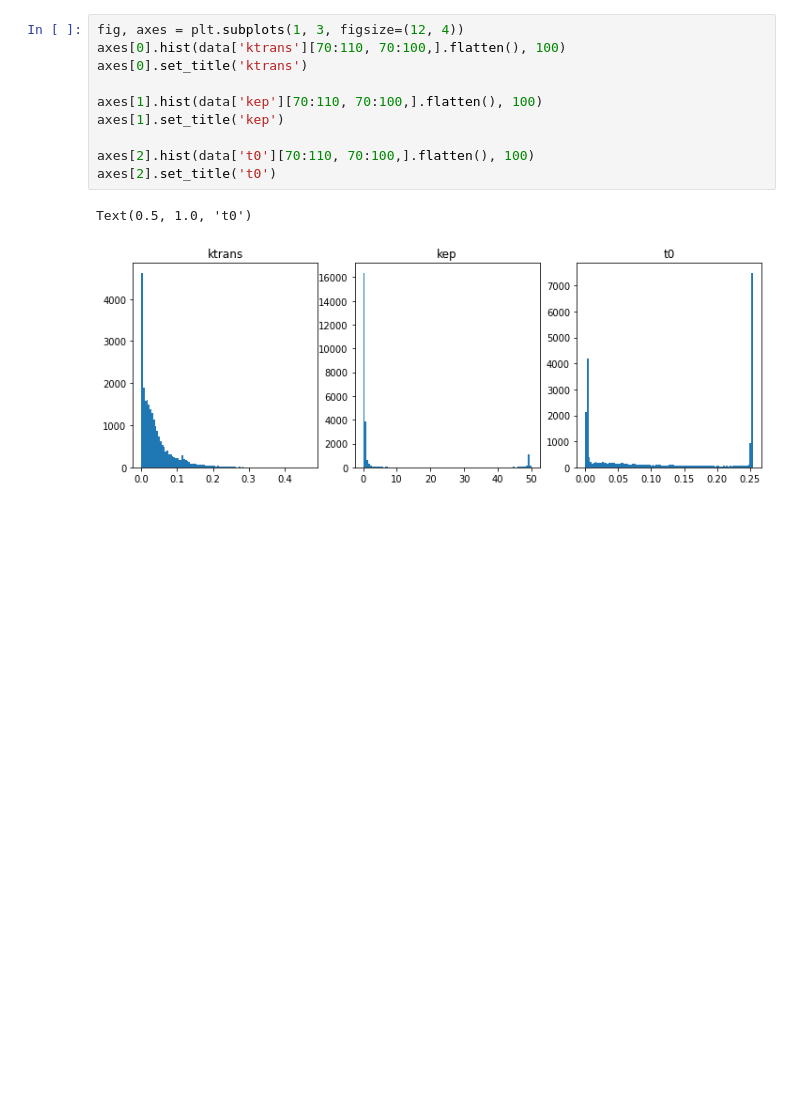
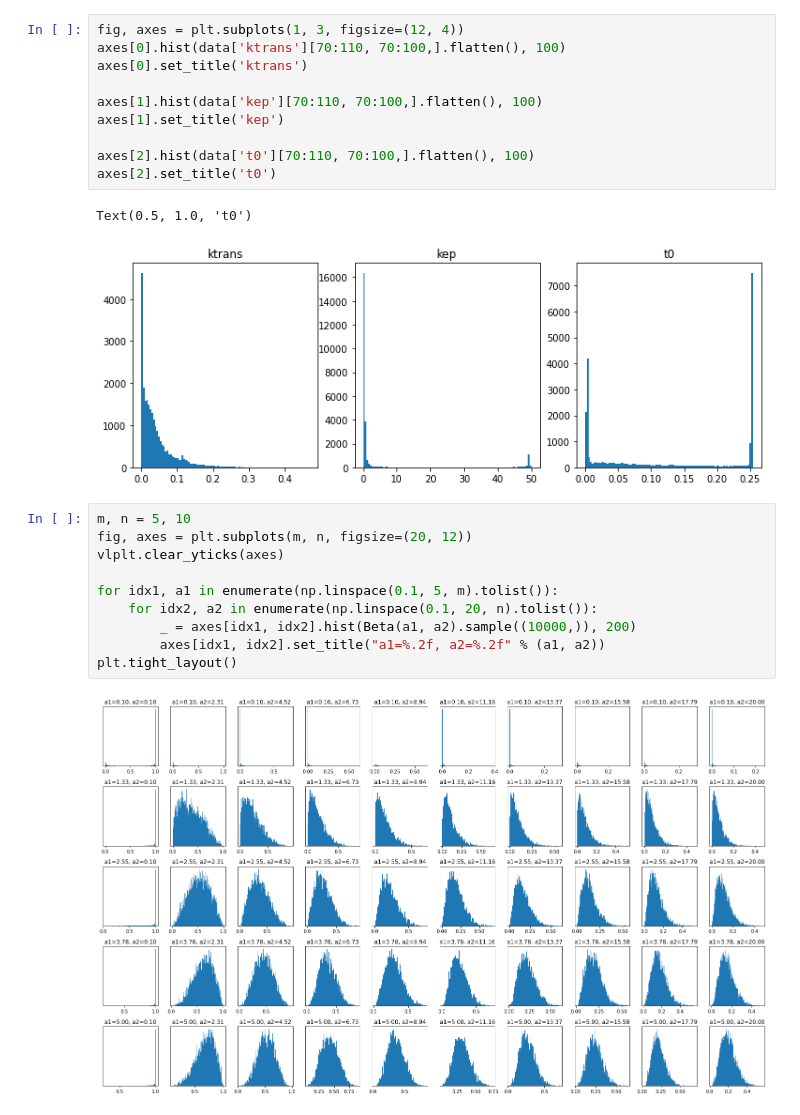
Before and after one commit to zeakey/dce-mri, a Jupyter notebook: torch/debug.ipynb, the cells around one changed output. Cells and saved outputs as stored; diff of their text form; blank space fills up the shorter version.

```diff
--- a/torch/debug.ipynb
+++ b/torch/debug.ipynb
@@ -193,3 +193,15 @@ axes[2].set_title('t0')
 # %% [output]
 Text(0.5, 1.0, 't0')
 [figure]
+# %%
+m, n = 5, 10
+fig, axes = plt.subplots(m, n, figsize=(20, 12))
+vlplt.clear_yticks(axes)
+
+for idx1, a1 in enumerate(np.linspace(0.1, 5, m).tolist()):
+    for idx2, a2 in enumerate(np.linspace(0.1, 20, n).tolist()):
+        _ = axes[idx1, idx2].hist(Beta(a1, a2).sample((10000,)), 200)
+        axes[idx1, idx2].set_title("a1=%.2f, a2=%.2f" % (a1, a2))
+plt.tight_layout()
+# %% [output]
+[figure, added]
```
Also changed, not shown: parts of 5 cells of this notebook.
